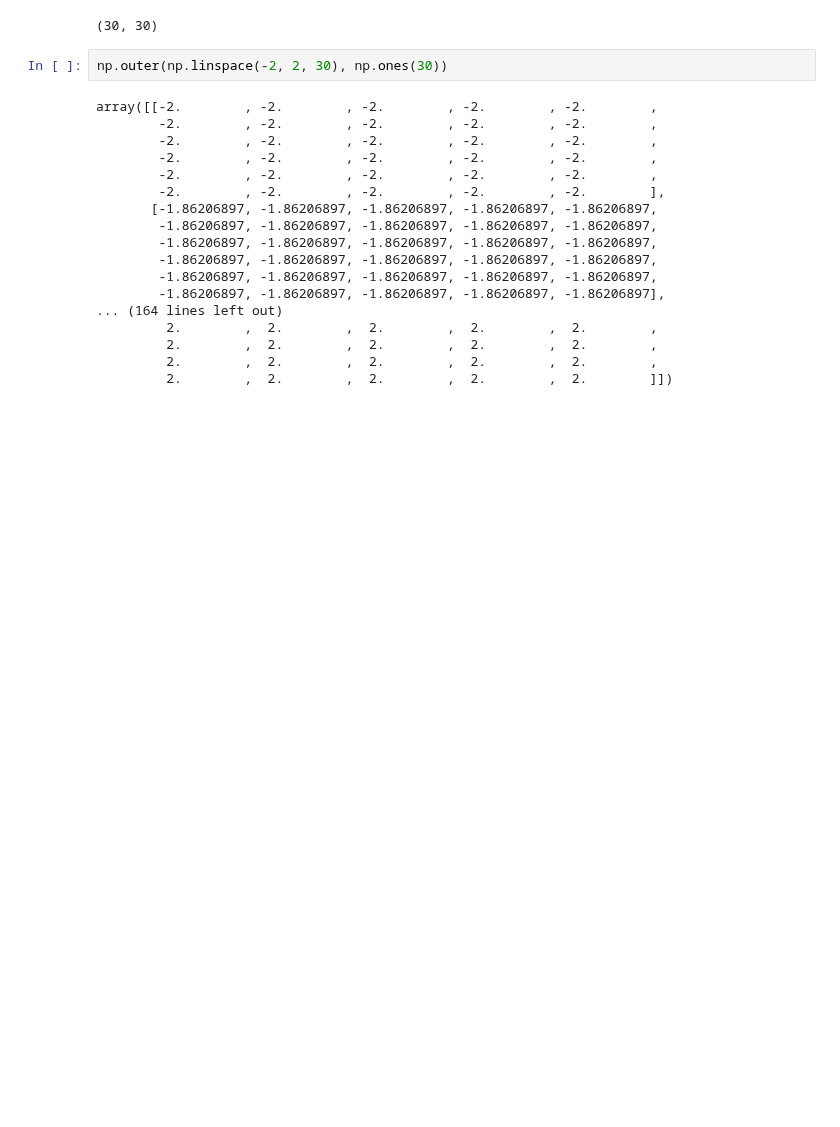
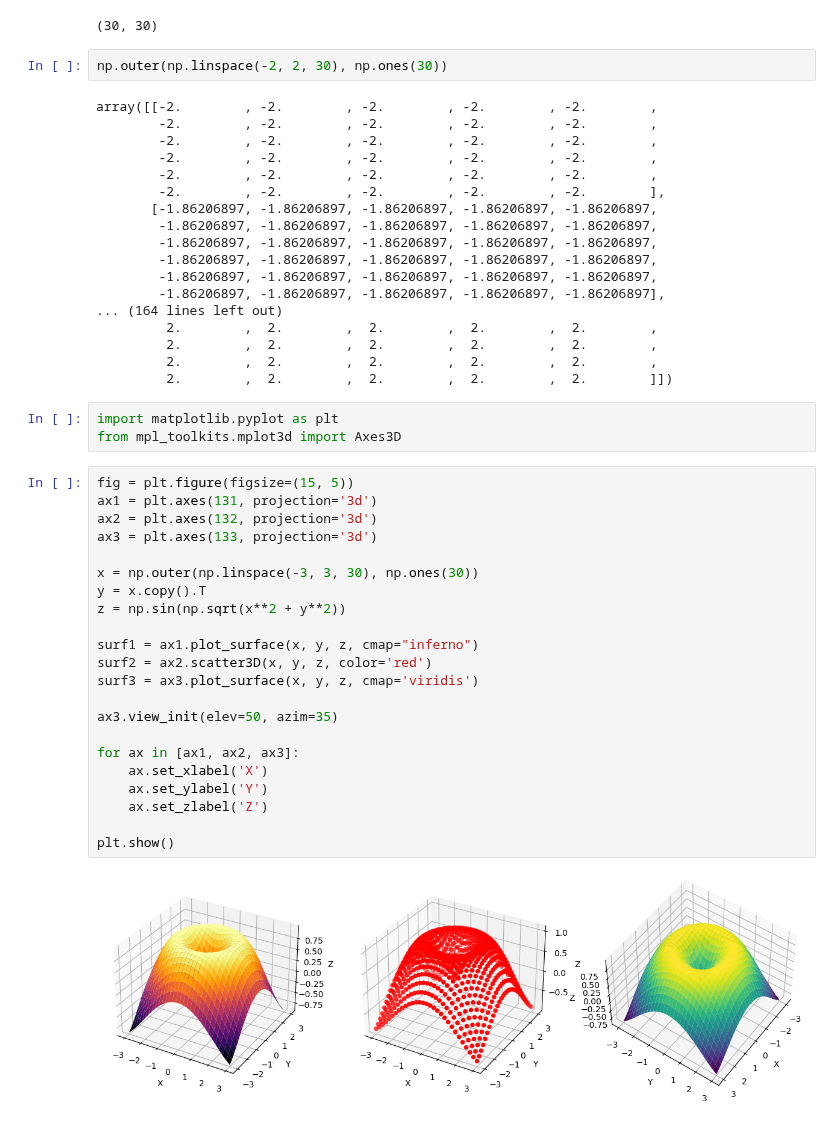
Before and after one commit to peterbull/fai-pt2-nbs, a Jupyter notebook: sidebars/python_matplotlib_3d.ipynb, the cells around one changed output. Saved outputs shown, nothing was run; the diff lists cells and outputs as text; blank space fills up the shorter version.

Commit message:
add multiple 3d plots

```diff
--- a/sidebars/python_matplotlib_3d.ipynb
+++ b/sidebars/python_matplotlib_3d.ipynb
@@ -95,3 +95,30 @@ array([[-2.        , -2.        , -2.        , -2.        , -2.        ,
          2.        ,  2.        ,  2.        ,  2.        ,  2.        ,
          2.        ,  2.        ,  2.        ,  2.        ,  2.        ,
          2.        ,  2.        ,  2.        ,  2.        ,  2.        ]])
+# %%
+import matplotlib.pyplot as plt
+from mpl_toolkits.mplot3d import Axes3D
+# %%
+fig = plt.figure(figsize=(15, 5))
+ax1 = plt.axes(131, projection='3d')
+ax2 = plt.axes(132, projection='3d')
+ax3 = plt.axes(133, projection='3d')
+
+x = np.outer(np.linspace(-3, 3, 30), np.ones(30))
+y = x.copy().T
+z = np.sin(np.sqrt(x**2 + y**2))
+
+surf1 = ax1.plot_surface(x, y, z, cmap="inferno")
+surf2 = ax2.scatter3D(x, y, z, color='red')
+surf3 = ax3.plot_surface(x, y, z, cmap='viridis')
+
+ax3.view_init(elev=50, azim=35)
+
+for ax in [ax1, ax2, ax3]:
+    ax.set_xlabel('X')
+    ax.set_ylabel('Y')
+    ax.set_zlabel('Z')
+
+plt.show()
+# %% [output]
+[figure, added]
```
Also changed, not shown: parts of 2 cells of this notebook.
